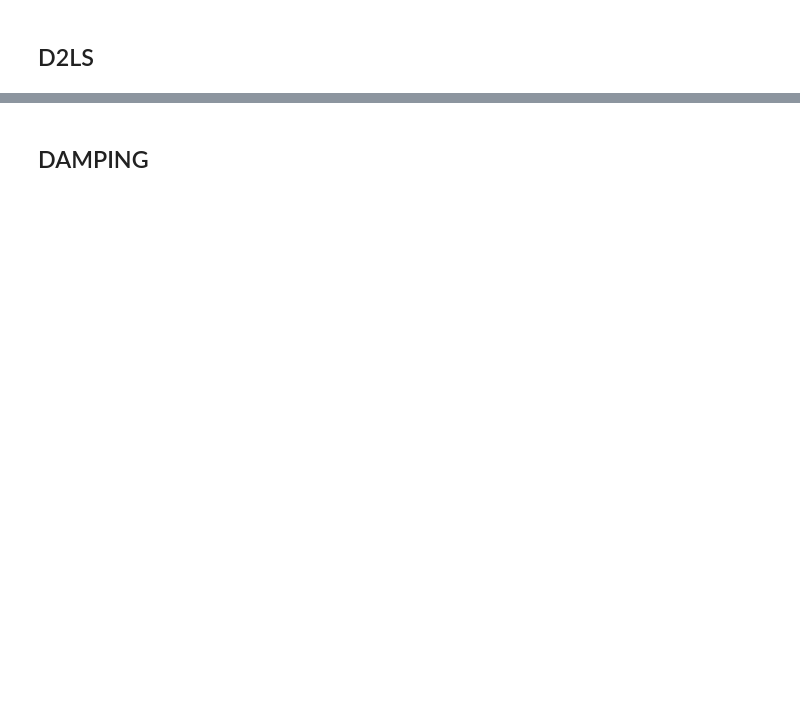
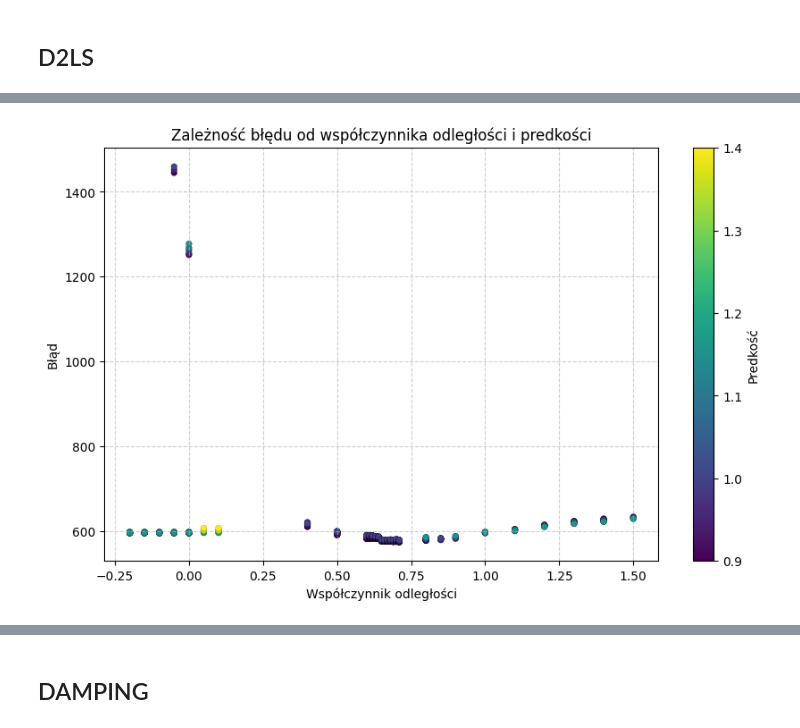
Before and after one commit to Korius668/BLE_Indoor_localization, a Jupyter notebook: notebooks/najlepsze_parametry.ipynb, the cells around one changed output, grey strips where cells are left out. Cells and saved outputs as stored; diff of their text form; code cells hidden in the pictures; blank space fills up the shorter version.

```diff
--- a/notebooks/najlepsze_parametry.ipynb
+++ b/notebooks/najlepsze_parametry.ipynb
@@ -4,5 +95,8 @@
 ## D2LS
 # %%
 import pandas as pd
-df = pd.read_csv("../tables/D2LS_test_results.csv")
+df_d2ls = pd.read_csv("../tables/D2LS_test_results.csv")
+df_d2ls.drop_duplicates(inplace=True)
+df_d2ls.sort_values(by=['wspolczynnik odleglosci', 'predkosc', 'przyspieszenie'], inplace=True)
+df_d2ls.to_csv("../tables/D2LS_test_results.csv", index=False)
 # %%
@@ -38,0 +108,24 @@ best_ls
+# %%
+
+import matplotlib.pyplot as plt
+plt.figure(figsize=(10, 6))
+
+sc = plt.scatter(df_d2ls['wspolczynnik odleglosci'],
+                 df_d2ls['blad'],
+                 c=df_d2ls['predkosc'].astype(float),
+                 cmap='viridis',
+                 s=25,
+                 edgecolor='black',
+                 linewidth=0.1)
+
+cbar = plt.colorbar(sc)
+cbar.set_label('Predkość')
+
+plt.ylabel("Błąd")
+plt.xlabel("Współczynnik odległości")
+plt.title("Zależność błędu od współczynnika odległości i predkości")
+plt.grid(True, linestyle='--', alpha=0.6)
+
+plt.show()
+# %% [output]
+[figure, added]
```
Also changed, not shown: parts of 28 cells of this notebook, 6 other files.
